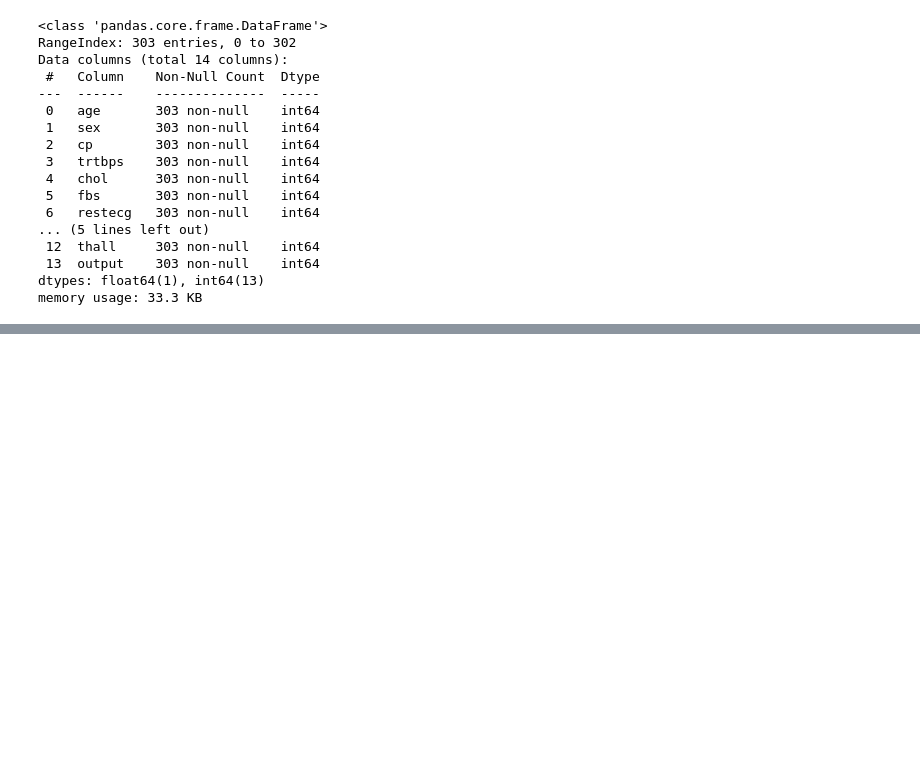
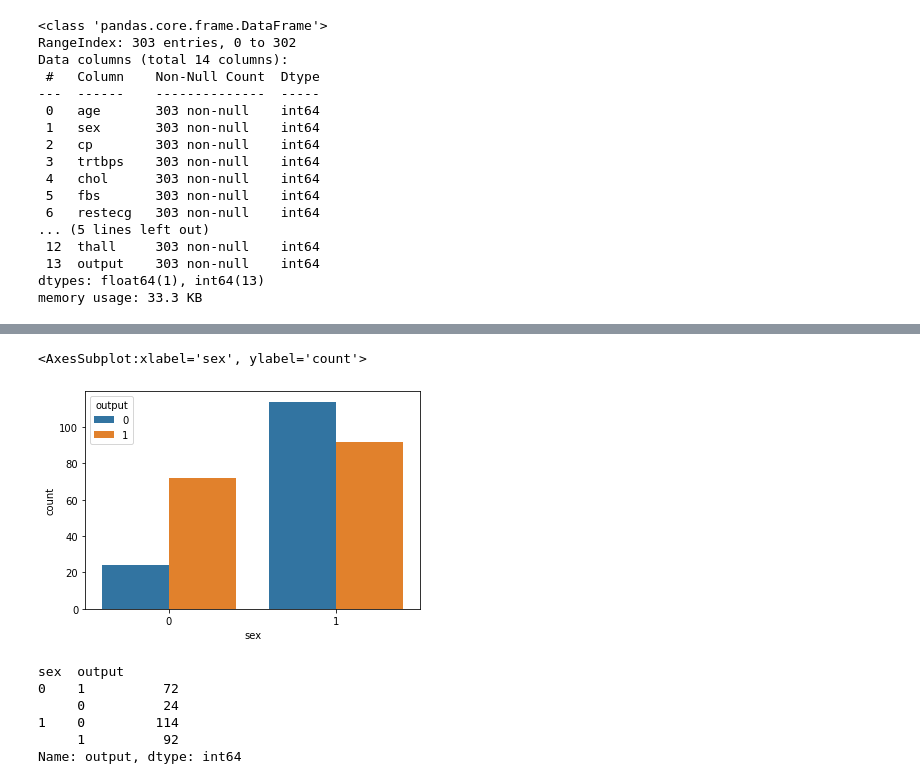
Before and after one commit to peskyji/EDA_on_Datasets, a Jupyter notebook: HeartAttack_Analysis_and_Prediction/Heart_Attack_Analysis_and_Prediction.ipynb, the cells around one changed output, grey strips where cells are left out. Saved outputs shown, nothing was run; the diff lists cells and outputs as text; code cells hidden in the pictures; blank space fills up the shorter version.

```diff
--- a/HeartAttack_Analysis_and_Prediction/Heart_Attack_Analysis_and_Prediction.ipynb
+++ b/HeartAttack_Analysis_and_Prediction/Heart_Attack_Analysis_and_Prediction.ipynb
@@ -104,0 +125,14 @@ df.describe()
+# %%
+sns.countplot(data=df, x='sex', hue='output')
+# %% [output]
+<AxesSubplot:xlabel='sex', ylabel='count'>
+[figure, added]
+# %%
+df.groupby('sex').output.value_counts()
+# %% [output]
+sex  output
+0    1          72
+     0          24
+1    0         114
+     1          92
+Name: output, dtype: int64
```
Also changed, not shown: parts of 27 cells of this notebook.
